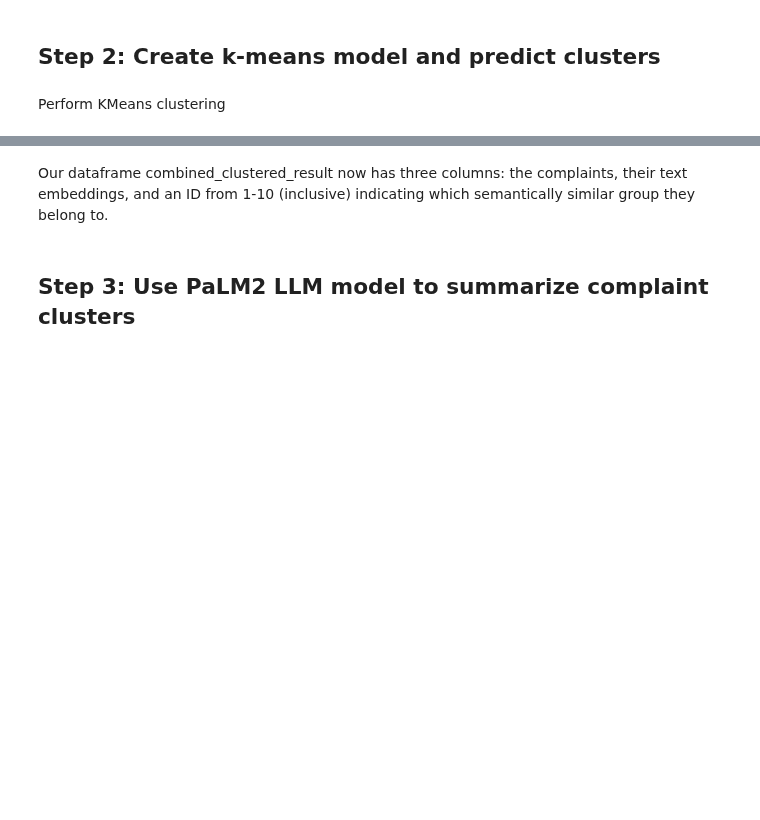
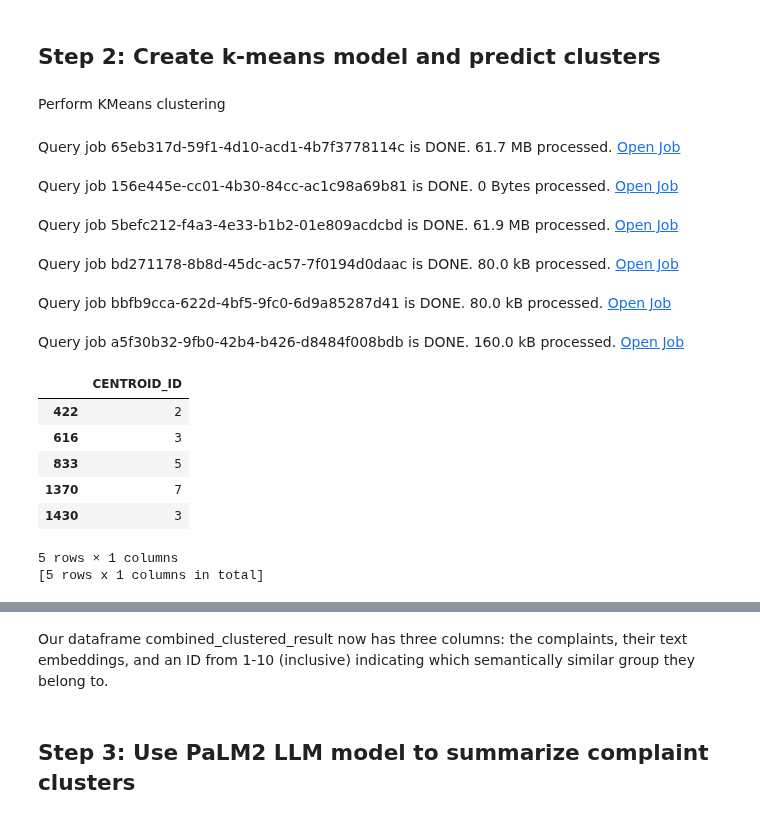
Before and after one commit to googleapis/python-bigquery-dataframes, a Jupyter notebook: notebooks/generative_ai/bq_dataframes_llm_kmeans.ipynb, the cells around one changed output, grey strips where cells are left out. Saved outputs shown, nothing was run; the diff lists cells and outputs as text; code cells hidden in the pictures; blank space fills up the shorter version.

```diff
--- a/notebooks/generative_ai/bq_dataframes_llm_kmeans.ipynb
+++ b/notebooks/generative_ai/bq_dataframes_llm_kmeans.ipynb
@@ -170,11 +246,26 @@ cluster_model = KMeans(n_clusters=10) # We will divide our complaints into 10 gr
 Perform KMeans clustering
 # %%
 # Use KMeans clustering to calculate our groups. Will take ~3 minutes.
-cluster_model.fit(combined_df[["text_embedding"]])
+cluster_model.fit(combined_df["text_embedding"])
 clustered_result = cluster_model.predict(combined_df[["text_embedding"]])
 # Notice the CENTROID_ID column, which is the ID number of the group that
 # each complaint belongs to.
 clustered_result.head(n=5)
+# %% [output]
+Query job 65eb317d-59f1-4d10-acd1-4b7f3778114c is DONE. 61.7 MB processed. Open Job
+Query job 156e445e-cc01-4b30-84cc-ac1c98a69b81 is DONE. 0 Bytes processed. Open Job
+Query job 5befc212-f4a3-4e33-b1b2-01e809acdcbd is DONE. 61.9 MB processed. Open Job
+Query job bd271178-8b8d-45dc-ac57-7f0194d0daac is DONE. 80.0 kB processed. Open Job
+Query job bbfb9cca-622d-4bf5-9fc0-6d9a85287d41 is DONE. 80.0 kB processed. Open Job
+Query job a5f30b32-9fb0-42b4-b426-d8484f008bdb is DONE. 160.0 kB processed. Open Job
+|  | CENTROID_ID |
+| 422 | 2 |
+| 616 | 3 |
+| 833 | 5 |
+| 1370 | 7 |
+| 1430 | 3 |
+5 rows × 1 columns
+[5 rows x 1 columns in total]
 # %%
 # Join the group number to the complaints and their text embeddings
 combined_clustered_result = combined_df.join(clustered_result)
```
Also changed, not shown: parts of 16 cells of this notebook, 1 other file.
